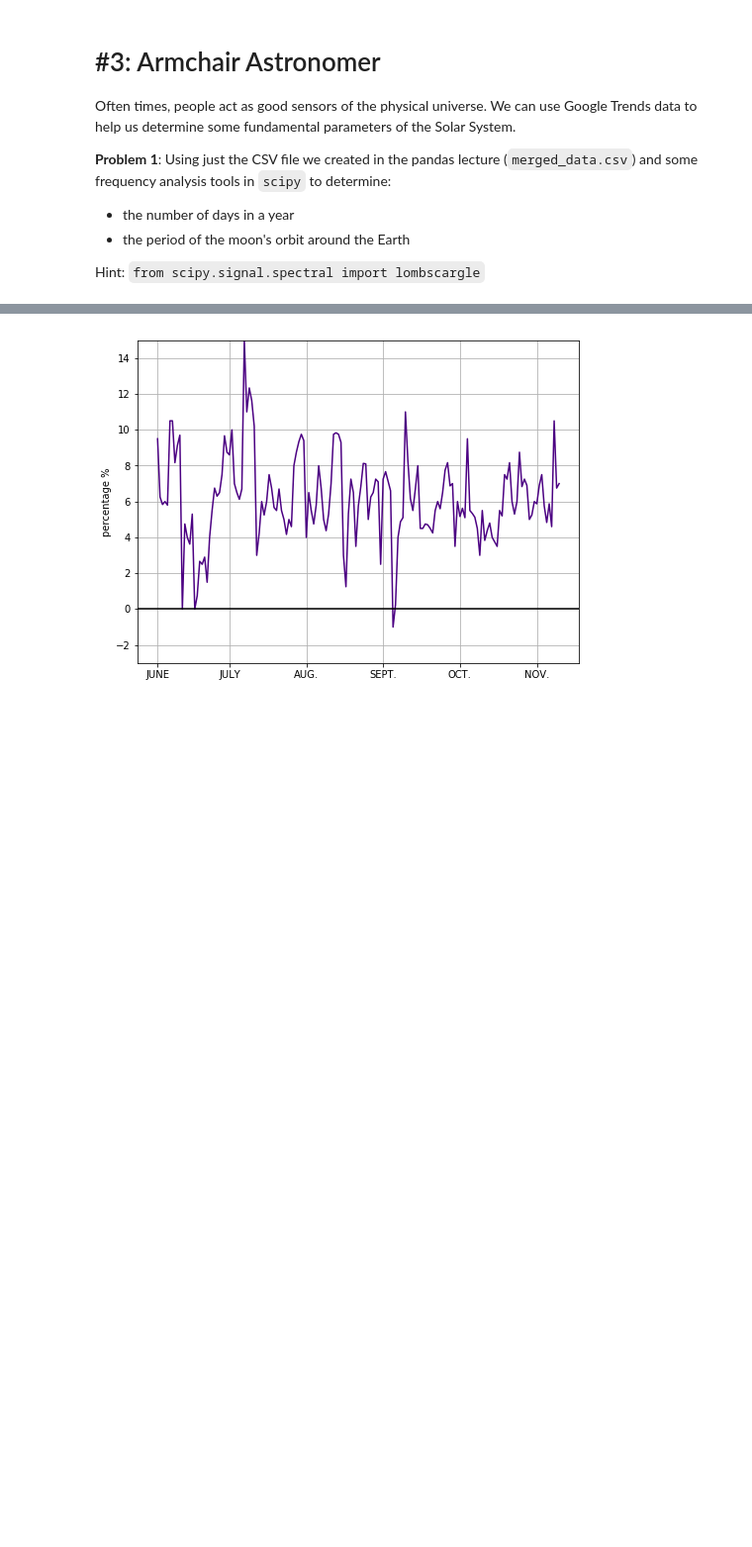
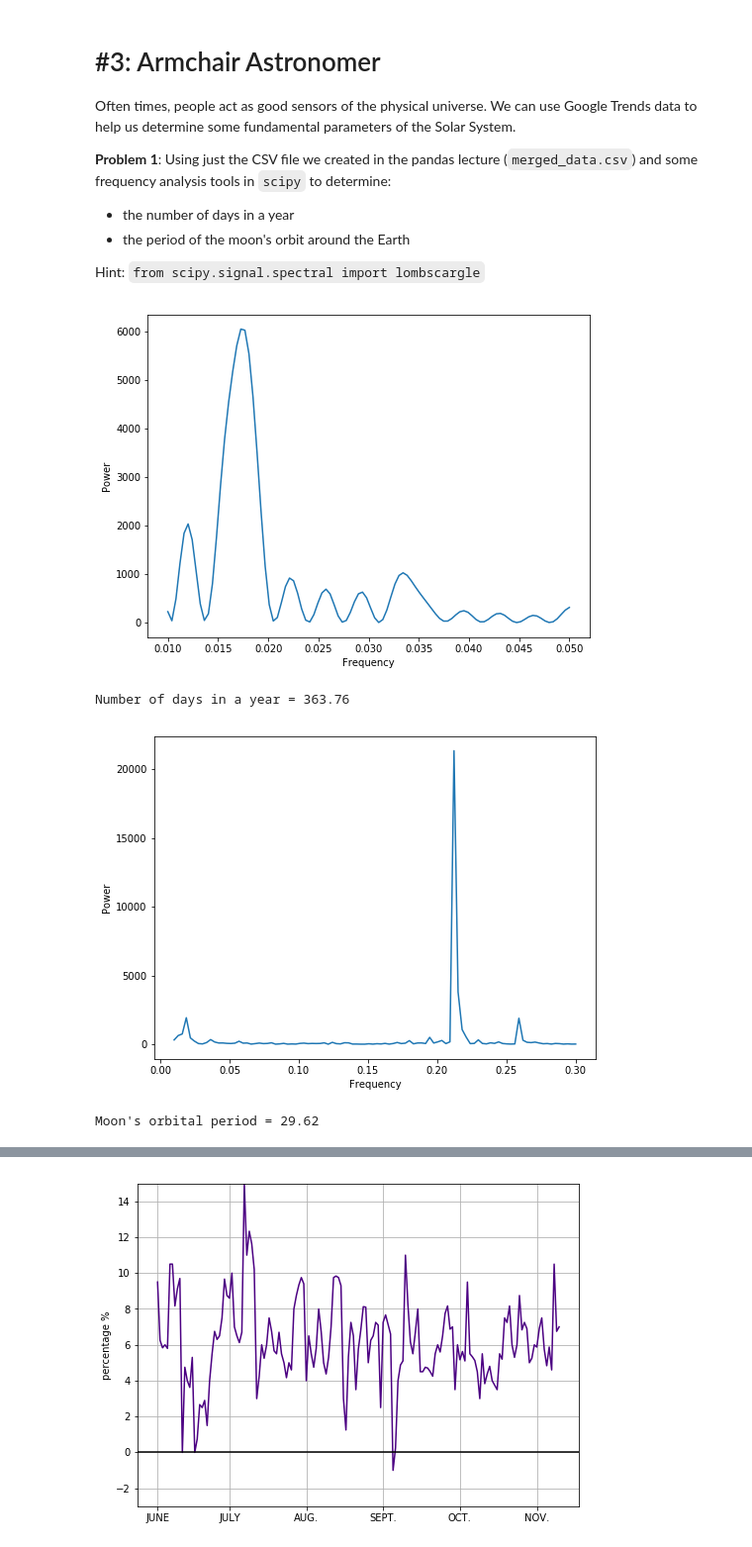
Before and after one commit to carinacheng/python-ay250-homework, a Jupyter notebook: hw1/hw_1_assignment.ipynb, the cells around one changed output, grey strips where cells are left out. Shown at 99% size. Drawn from its saved outputs; the diff is of its cells as text; code cells hidden in the pictures; blank space fills up the shorter version.

```diff
--- a/hw1/hw_1_assignment.ipynb
+++ b/hw1/hw_1_assignment.ipynb
@@ -419,3 +417,42 @@ from scipy.signal.spectral import lombscargle
+# %%
+from scipy.signal.spectral import lombscargle
+import pandas as pd
+import numpy as np
+
+data = pd.read_csv('merged_data.csv') #,index_col=0,parse_dates=True)
+#data.head() # first few rows
+#data.plot(figsize=(8,6))
+#plt.xlabel('Days')
+#plt.show()
+
+# Lombscargle for days in a year
+f = np.linspace(0.01,0.05,100)
+lomb = lombscargle(data.index*7,data['ice cream'].values,f)
+plt.figure(figsize=(8,6))
+plt.plot(f,lomb)
+plt.xlabel('Frequency')
+plt.ylabel('Power')
+plt.show()
+max_freq = f[np.argmax(lomb)]
+days_in_year = (2*np.pi)/max_freq
+print("Number of days in a year =",np.round(days_in_year,2))
+
+# Lombscargle for moon's orbital period
+f = np.linspace(0.01,0.3,100)
+lomb = lombscargle(data.index*7,data['full moon'].values,f)
+plt.figure(figsize=(8,6))
+plt.plot(f,lomb)
+plt.xlabel('Frequency')
+plt.ylabel('Power')
+plt.show()
+max_freq = f[np.argmax(lomb)]
+days_moon = (2*np.pi)/max_freq
+print("Moon's orbital period =",np.round(days_moon,2))
+# %% [output]
+[figure, added]
+Number of days in a year = 363.76
+[figure, added]
+Moon's orbital period = 29.62
 # %% [markdown]
 # #4: Reproducing some insights about the Election
 
```
Also changed, not shown: parts of 1 cell of this notebook.
